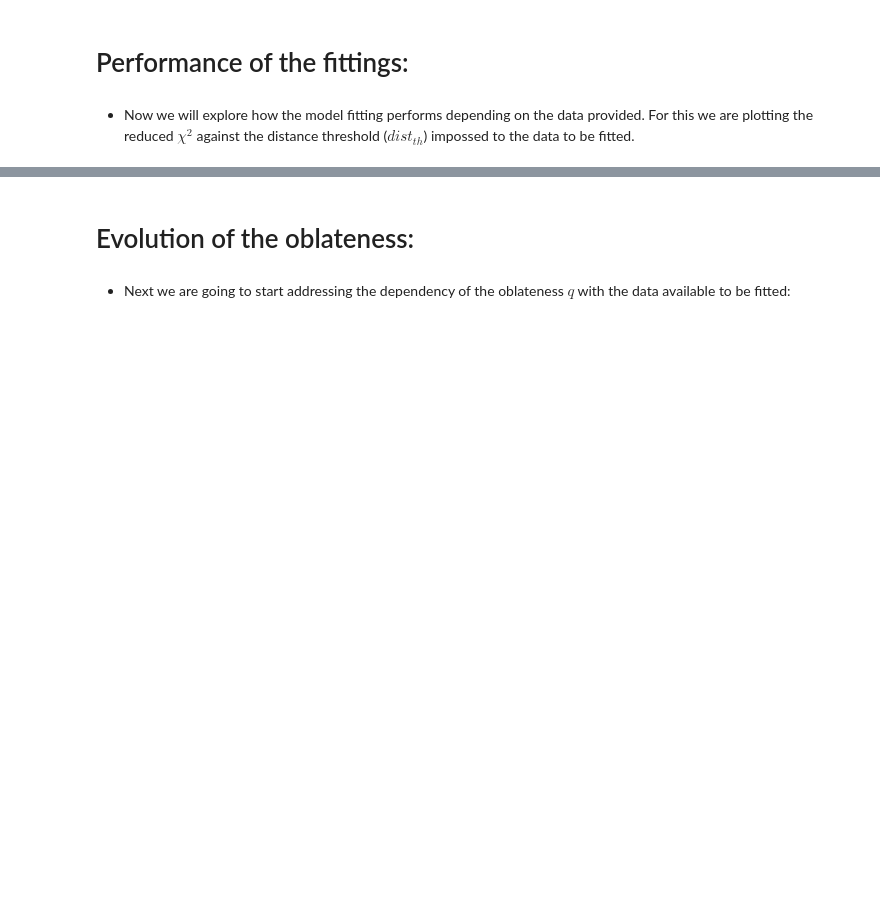
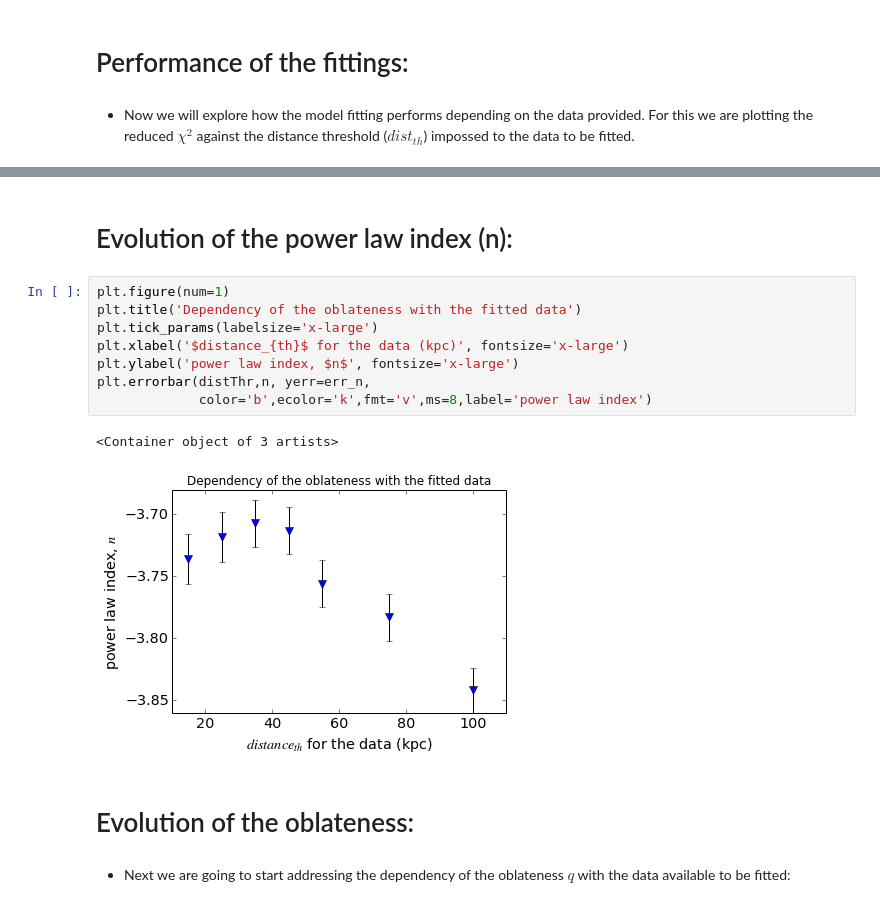
Before and after one commit to berenicep10/CFHT, a Jupyter notebook: evolution_oblateness_with_furtherdata.ipynb, the cells around one changed output, grey strips where cells are left out. Drawn from its saved outputs; the diff is of its cells as text; blank space fills up the shorter version.

```diff
--- a/evolution_oblateness_with_furtherdata.ipynb
+++ b/evolution_oblateness_with_furtherdata.ipynb
@@ -36,3 +36,16 @@ We can see that the dependency is approximately linear out to 75 kpc but, for th
+# %% [markdown]
+# Evolution of the power law index (n):
+# %%
+plt.figure(num=1)
+plt.title('Dependency of the oblateness with the fitted data')
+plt.tick_params(labelsize='x-large')
+plt.xlabel('$distance_{th}$ for the data (kpc)', fontsize='x-large')
+plt.ylabel('power law index, $n$', fontsize='x-large')
+plt.errorbar(distThr,n, yerr=err_n,
+             color='b',ecolor='k',fmt='v',ms=8,label='power law index')
+# %% [output]
+<Container object of 3 artists>
+[figure, added]
 # %% [markdown]
 # Evolution of the oblateness:
 # %% [markdown]
```
Also changed, not shown: parts of 8 cells of this notebook, 14 other files.
